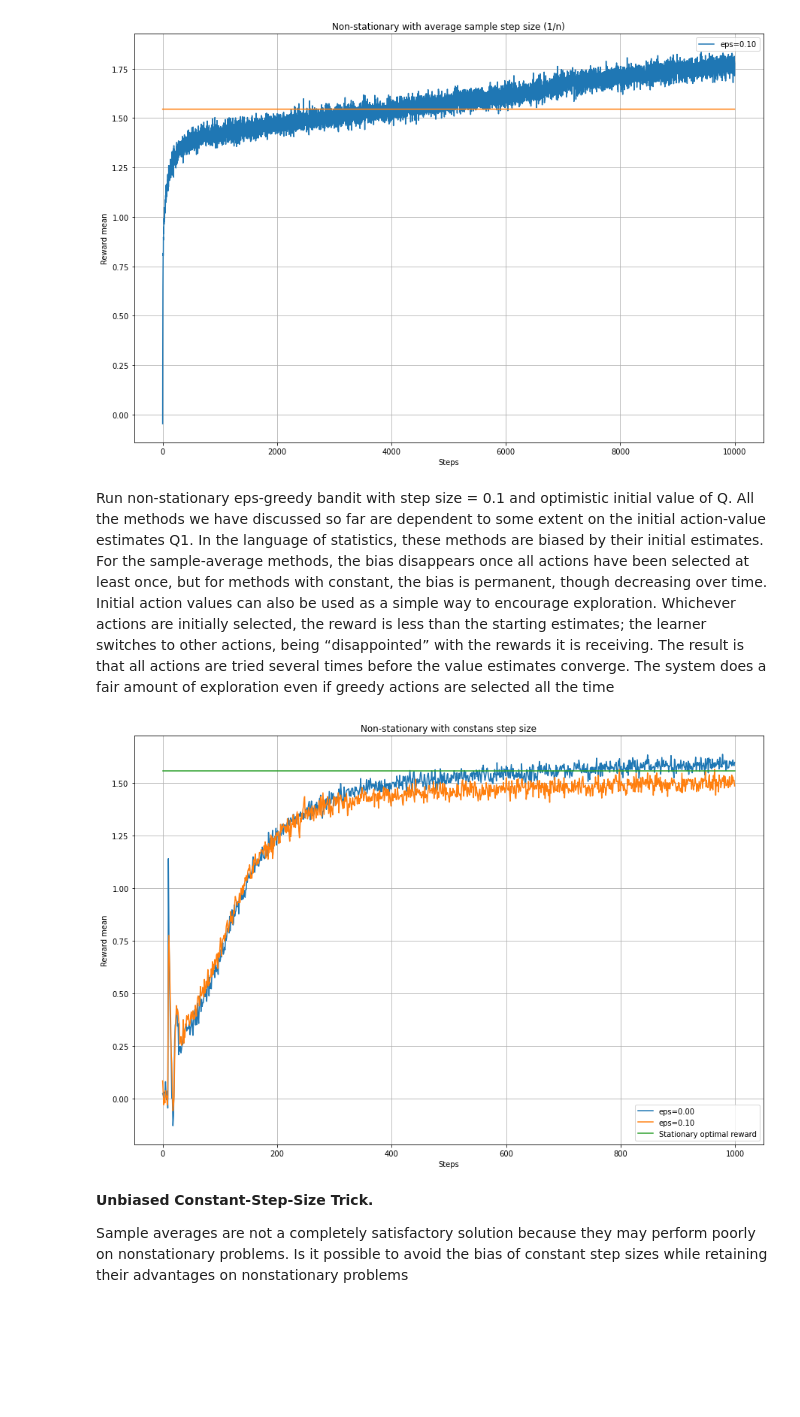
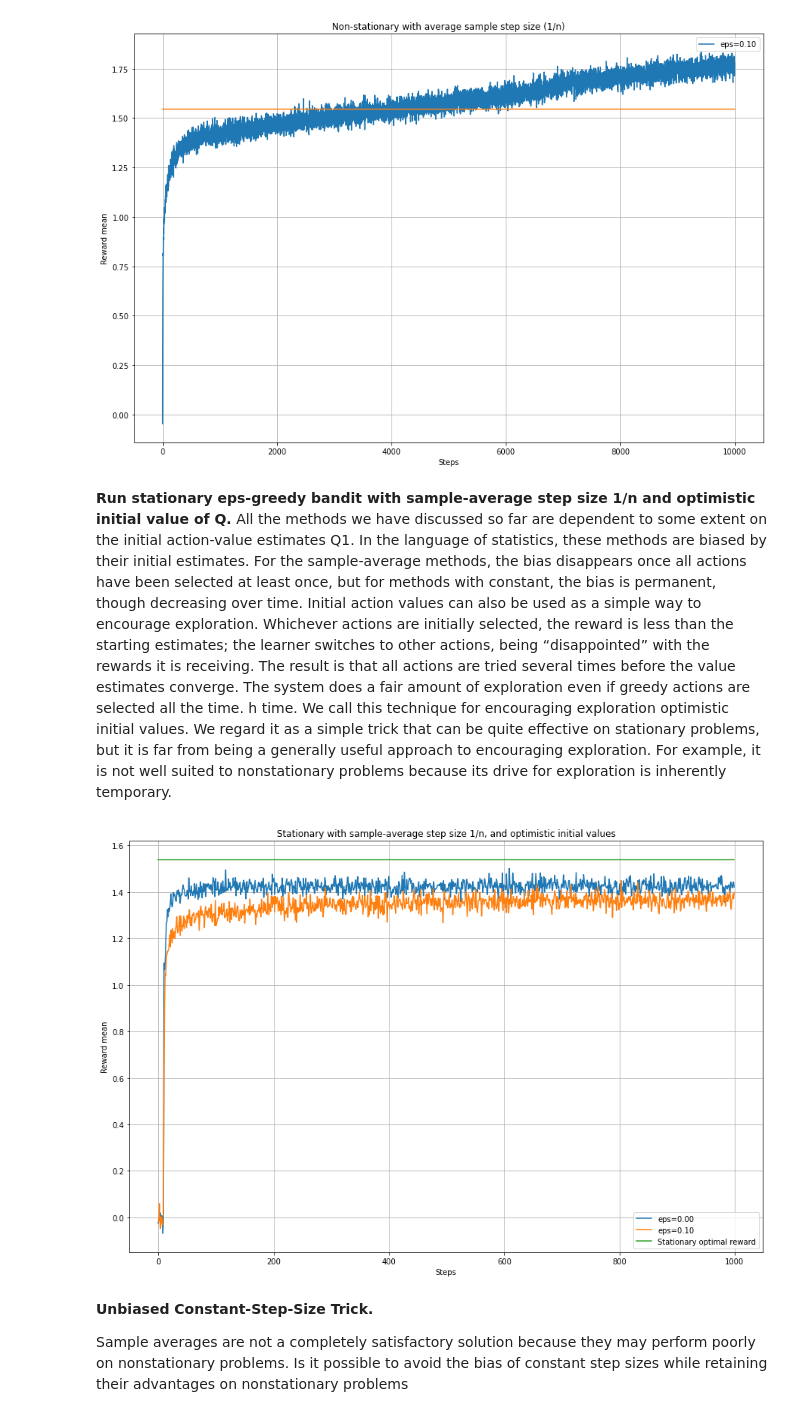
Before and after one commit to shamrous/RL, a Jupyter notebook: Bandit/Bandit.ipynb, the cells around one changed output. Cells and saved outputs as stored; diff of their text form; code cells hidden in the pictures; blank space fills up the shorter version.

```diff
--- a/Bandit/Bandit.ipynb
+++ b/Bandit/Bandit.ipynb
@@ -85,7 +85,7 @@ run_bandits_common(n_bandits, steps, arms, mean, stdev,
 # %% [output]
 [figure]
 # %% [markdown]
-Run non-stationary eps-greedy bandit with step size = 0.1 and optimistic initial value of Q.
+**Run stationary eps-greedy bandit with sample-average step size 1/n and optimistic initial value of Q.**
 All the methods we have discussed so far are dependent to some extent on the initial
 action-value estimates Q1. In the language of statistics, these methods are biased
 by their initial estimates. For the sample-average methods, the bias disappears once all
@@ -94,31 +94,27 @@ permanent, though decreasing over time. Initial action values can also be used a
 Whichever actions are initially selected, the reward is less than the starting estimates; the learner switches to
 other actions, being “disappointed” with the rewards it is receiving. The result is that all
 actions are tried several times before the value estimates converge. The system does a
-fair amount of exploration even if greedy actions are selected all the time
+fair amount of exploration even if greedy actions are selected all the time.
+h time. We call this technique for encouraging exploration optimistic initial values. We regard it as
+a simple trick that can be quite effective on stationary problems, but it is far from
+being a generally useful approach to encouraging exploration. For example, it is not
+well suited to nonstationary problems because its drive for exploration is inherently temporary.
 # %%
-def const_step(alpha):
-    def step(t):
-        return alpha
-    return step
-
 n_bandits = 2000
-steps = 1000
+steps = 10000
 arms = 10
 mean = 0
 stdev = 1
 all_eps = [0, 0.1]
-plot_title = "Non-stationary with constant step size and optimistic initial values"
-stationary = False
-fn_step_size = const_step(0.1)
+plot_title = "Stationary with sample-average step size 1/n, and optimistic initial values"
+stationary = True
+fn_step_size = None
 initQ = 5.0
 
 run_bandits_common(n_bandits, steps, arms, mean, stdev,
                     all_eps, stationary, plot_title, fn_step_size, initQ)
-
-run_bandits_common(n_bandits, steps, arms, mean, stdev,
-                    all_eps, stationary, "Non-stationary with constant step size", fn_step_size, initQ = 0.)
 # %% [output]
-[figure, old version]
+[figure, new version]
 # %% [markdown]
 **Unbiased Constant-Step-Size Trick.**
 
```
Also changed, not shown: parts of 6 cells of this notebook.
